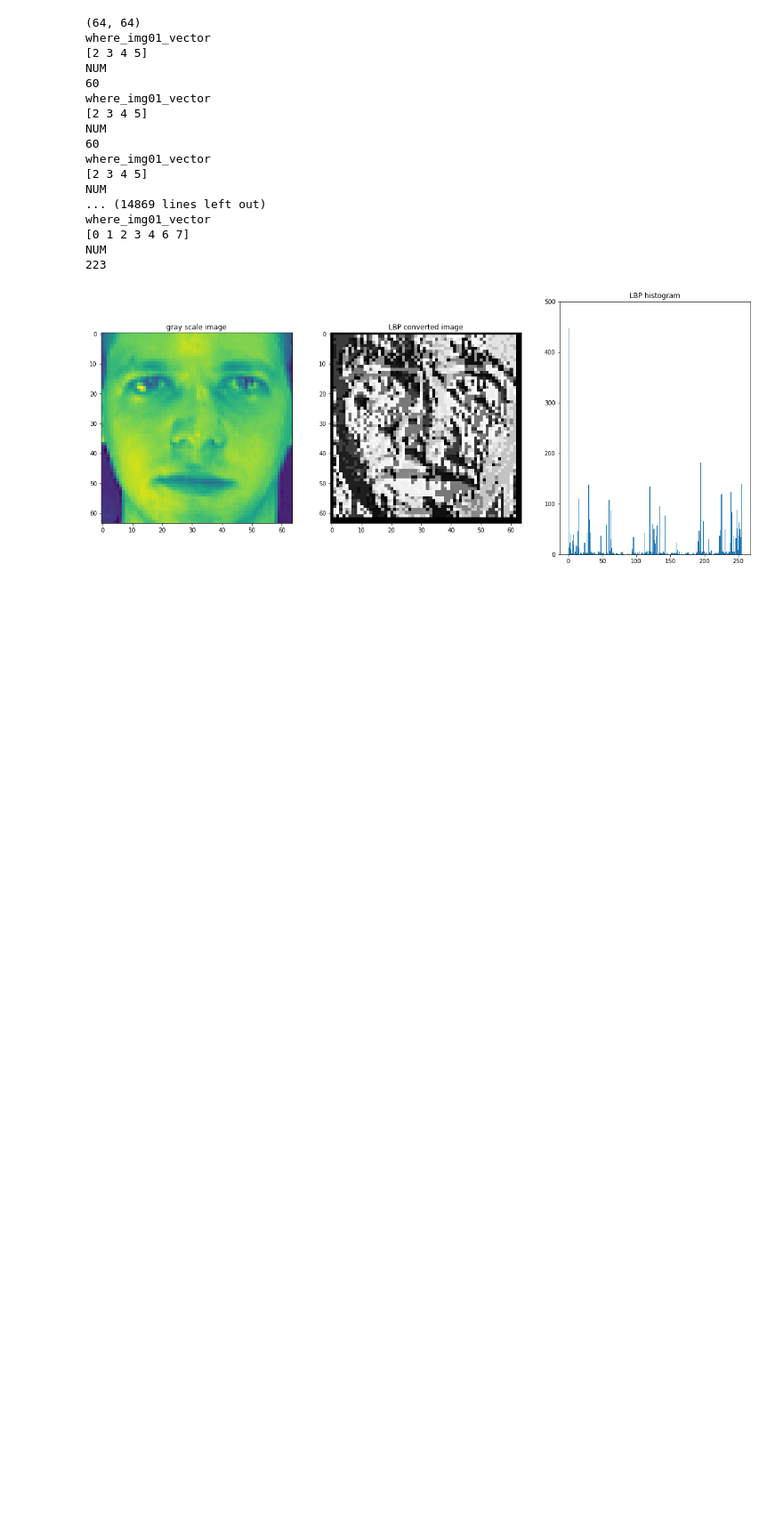
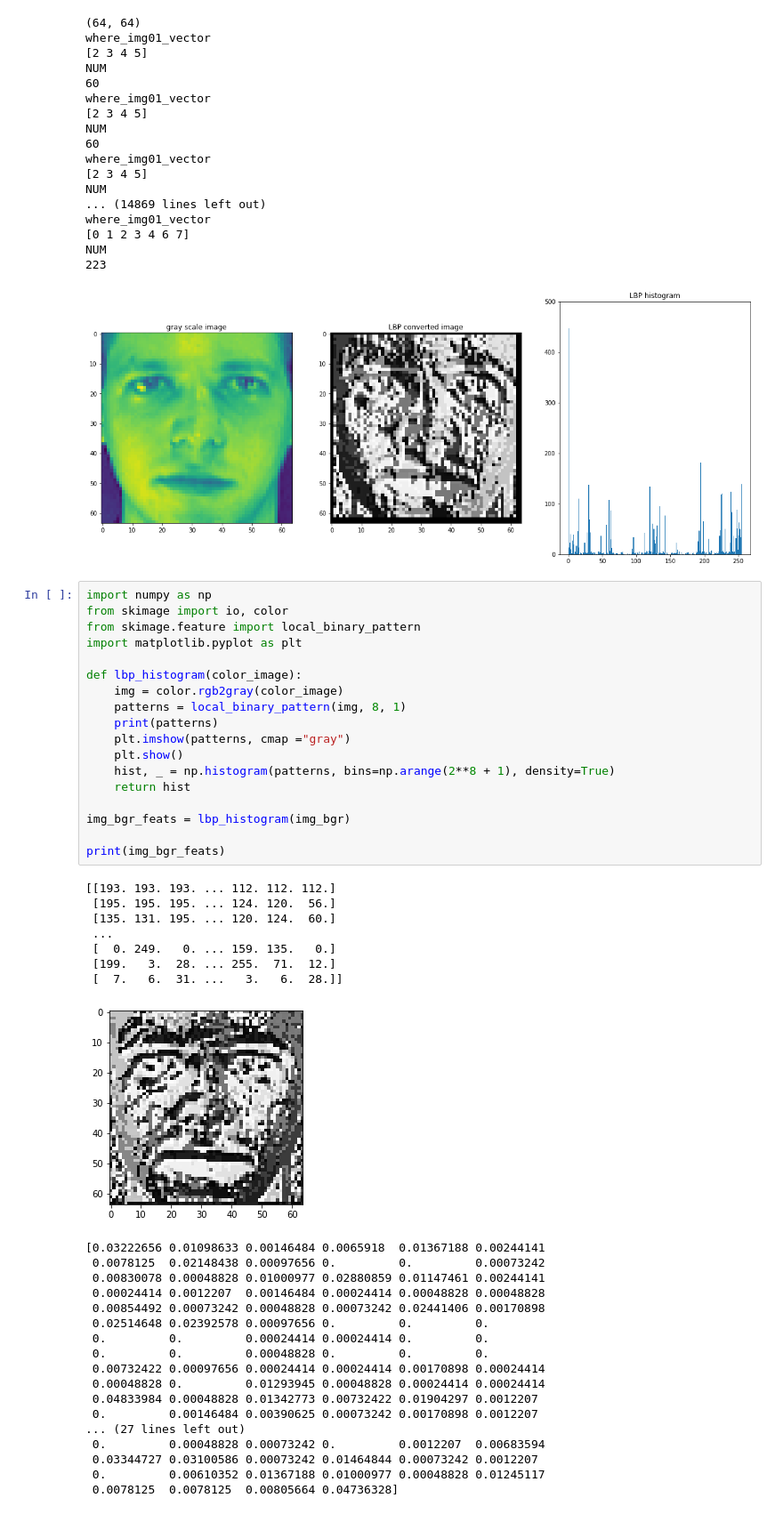
Before and after one commit to LivioScarpi/Progetto_DBM, a Jupyter notebook: Task Puliti/task1_new.ipynb, the cells around one changed output. Shown: that part at 89% size. Drawn from its saved outputs; the diff is of its cells as text; blank space fills up the shorter version.

```diff
--- a/Task Puliti/task1_new.ipynb
+++ b/Task Puliti/task1_new.ipynb
@@ -428,3 +428,47 @@ where_img01_vector
 NUM
 223
 [figure]
+# %%
+import numpy as np
+from skimage import io, color
+from skimage.feature import local_binary_pattern
+import matplotlib.pyplot as plt
+
+def lbp_histogram(color_image):
+    img = color.rgb2gray(color_image)
+    patterns = local_binary_pattern(img, 8, 1)
+    print(patterns)
+    plt.imshow(patterns, cmap ="gray")
+    plt.show()
+    hist, _ = np.histogram(patterns, bins=np.arange(2**8 + 1), density=True)
+    return hist
+
+img_bgr_feats = lbp_histogram(img_bgr)
+
+print(img_bgr_feats)
+# %% [output]
+[[193. 193. 193. ... 112. 112. 112.]
+ [195. 195. 195. ... 124. 120.  56.]
+ [135. 131. 195. ... 120. 124.  60.]
+ ...
+ [  0. 249.   0. ... 159. 135.   0.]
+ [199.   3.  28. ... 255.  71.  12.]
+ [  7.   6.  31. ...   3.   6.  28.]]
+[figure, added]
+[0.03222656 0.01098633 0.00146484 0.0065918  0.01367188 0.00244141
+ 0.0078125  0.02148438 0.00097656 0.         0.         0.00073242
+ 0.00830078 0.00048828 0.01000977 0.02880859 0.01147461 0.00244141
+ 0.00024414 0.0012207  0.00146484 0.00024414 0.00048828 0.00048828
+ 0.00854492 0.00073242 0.00048828 0.00073242 0.02441406 0.00170898
+ 0.02514648 0.02392578 0.00097656 0.         0.         0.
+ 0.         0.         0.00024414 0.00024414 0.         0.
+ 0.         0.         0.00048828 0.         0.         0.
+ 0.00732422 0.00097656 0.00024414 0.00024414 0.00170898 0.00024414
+ 0.00048828 0.         0.01293945 0.00048828 0.00024414 0.00024414
+ 0.04833984 0.00048828 0.01342773 0.00732422 0.01904297 0.0012207
+ 0.         0.00146484 0.00390625 0.00073242 0.00170898 0.0012207
+... (27 lines left out)
+ 0.         0.00048828 0.00073242 0.         0.0012207  0.00683594
+ 0.03344727 0.03100586 0.00073242 0.01464844 0.00073242 0.0012207
+ 0.         0.00610352 0.01367188 0.01000977 0.00048828 0.01245117
+ 0.0078125  0.0078125  0.00805664 0.04736328]
```
Also changed, not shown: parts of 1 cell of this notebook, 4 other files.
